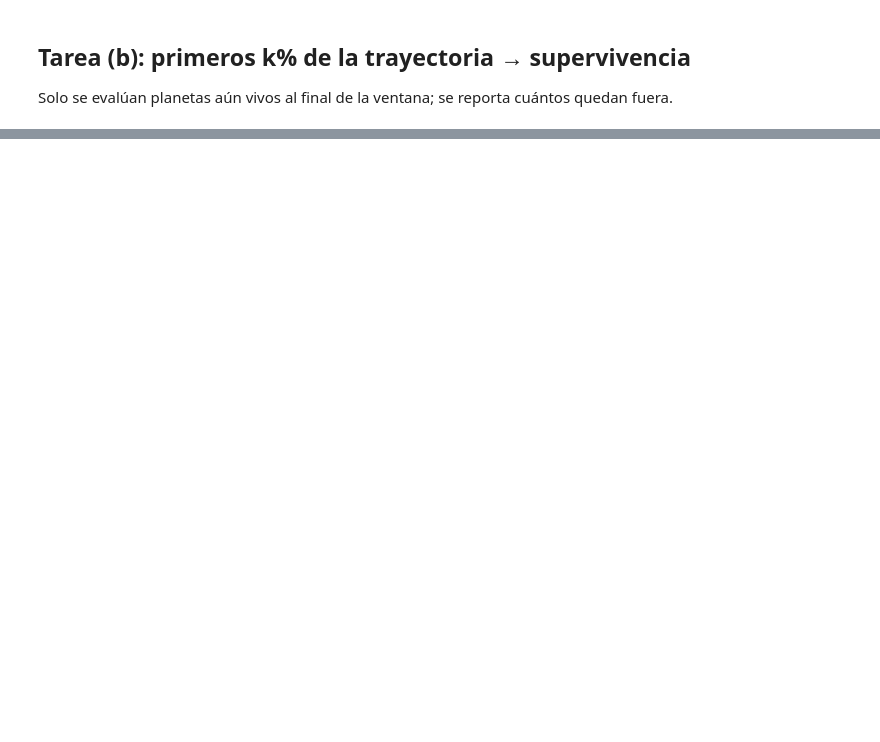
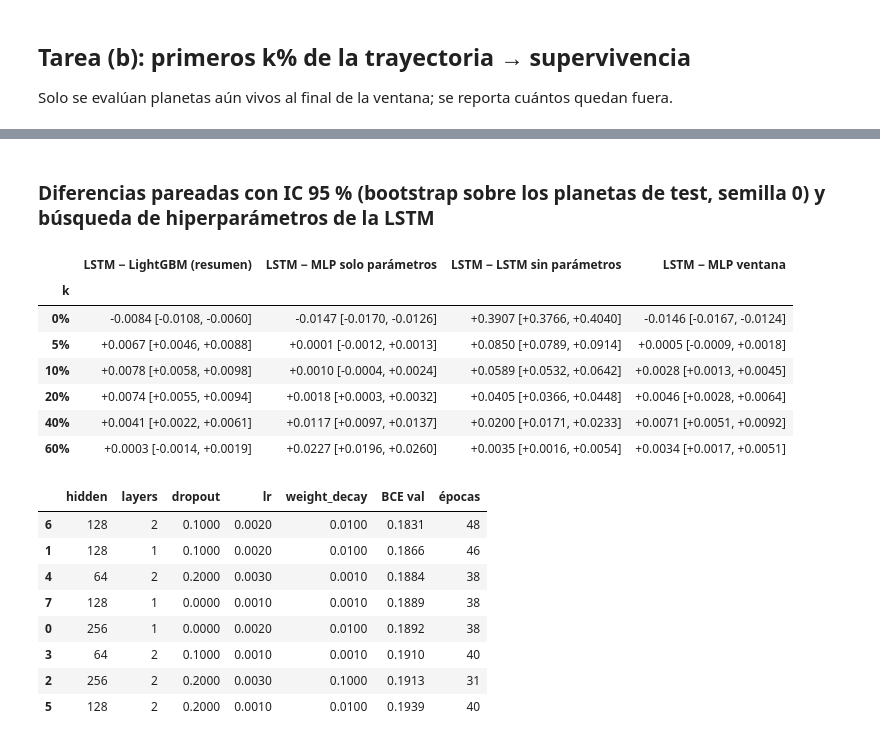
Before and after one commit to Branuvg/proyecto_final_deep, a Jupyter notebook: notebooks/03_models.ipynb, the cells around one changed output, grey strips where cells are left out. Saved outputs shown, nothing was run; the diff lists cells and outputs as text; code cells hidden in the pictures; blank space fills up the shorter version.

```diff
--- a/notebooks/03_models.ipynb
+++ b/notebooks/03_models.ipynb
@@ -66,0 +72,22 @@ Planetas excluidos (ya colapsados en la ventana)
+# %% [markdown]
+### Diferencias pareadas con IC 95 % (bootstrap sobre los planetas de test, semilla 0) y búsqueda de hiperparámetros de la LSTM
+# %%
+display(task_b_bootstrap()); display(lstm_search_table())
+# %% [output]
+|  | LSTM − LightGBM (resumen) | LSTM − MLP solo parámetros | LSTM − LSTM sin parámetros | LSTM − MLP ventana |
+| k |  |  |  |  |
+| 0% | -0.0084 [-0.0108, -0.0060] | -0.0147 [-0.0170, -0.0126] | +0.3907 [+0.3766, +0.4040] | -0.0146 [-0.0167, -0.0124] |
+| 5% | +0.0067 [+0.0046, +0.0088] | +0.0001 [-0.0012, +0.0013] | +0.0850 [+0.0789, +0.0914] | +0.0005 [-0.0009, +0.0018] |
+| 10% | +0.0078 [+0.0058, +0.0098] | +0.0010 [-0.0004, +0.0024] | +0.0589 [+0.0532, +0.0642] | +0.0028 [+0.0013, +0.0045] |
+| 20% | +0.0074 [+0.0055, +0.0094] | +0.0018 [+0.0003, +0.0032] | +0.0405 [+0.0366, +0.0448] | +0.0046 [+0.0028, +0.0064] |
+| 40% | +0.0041 [+0.0022, +0.0061] | +0.0117 [+0.0097, +0.0137] | +0.0200 [+0.0171, +0.0233] | +0.0071 [+0.0051, +0.0092] |
+| 60% | +0.0003 [-0.0014, +0.0019] | +0.0227 [+0.0196, +0.0260] | +0.0035 [+0.0016, +0.0054] | +0.0034 [+0.0017, +0.0051] |
+|  | hidden | layers | dropout | lr | weight_decay | BCE val | épocas |
+| 6 | 128 | 2 | 0.1000 | 0.0020 | 0.0100 | 0.1831 | 48 |
+| 1 | 128 | 1 | 0.1000 | 0.0020 | 0.0100 | 0.1866 | 46 |
+| 4 | 64 | 2 | 0.2000 | 0.0030 | 0.0010 | 0.1884 | 38 |
+| 7 | 128 | 1 | 0.0000 | 0.0010 | 0.0010 | 0.1889 | 38 |
+| 0 | 256 | 1 | 0.0000 | 0.0020 | 0.0100 | 0.1892 | 38 |
+| 3 | 64 | 2 | 0.1000 | 0.0010 | 0.0010 | 0.1910 | 40 |
+| 2 | 256 | 2 | 0.2000 | 0.0030 | 0.1000 | 0.1913 | 31 |
+| 5 | 128 | 2 | 0.2000 | 0.0010 | 0.0100 | 0.1939 | 40 |
```
Also changed, not shown: parts of 3 cells of this notebook, 42 other files.
